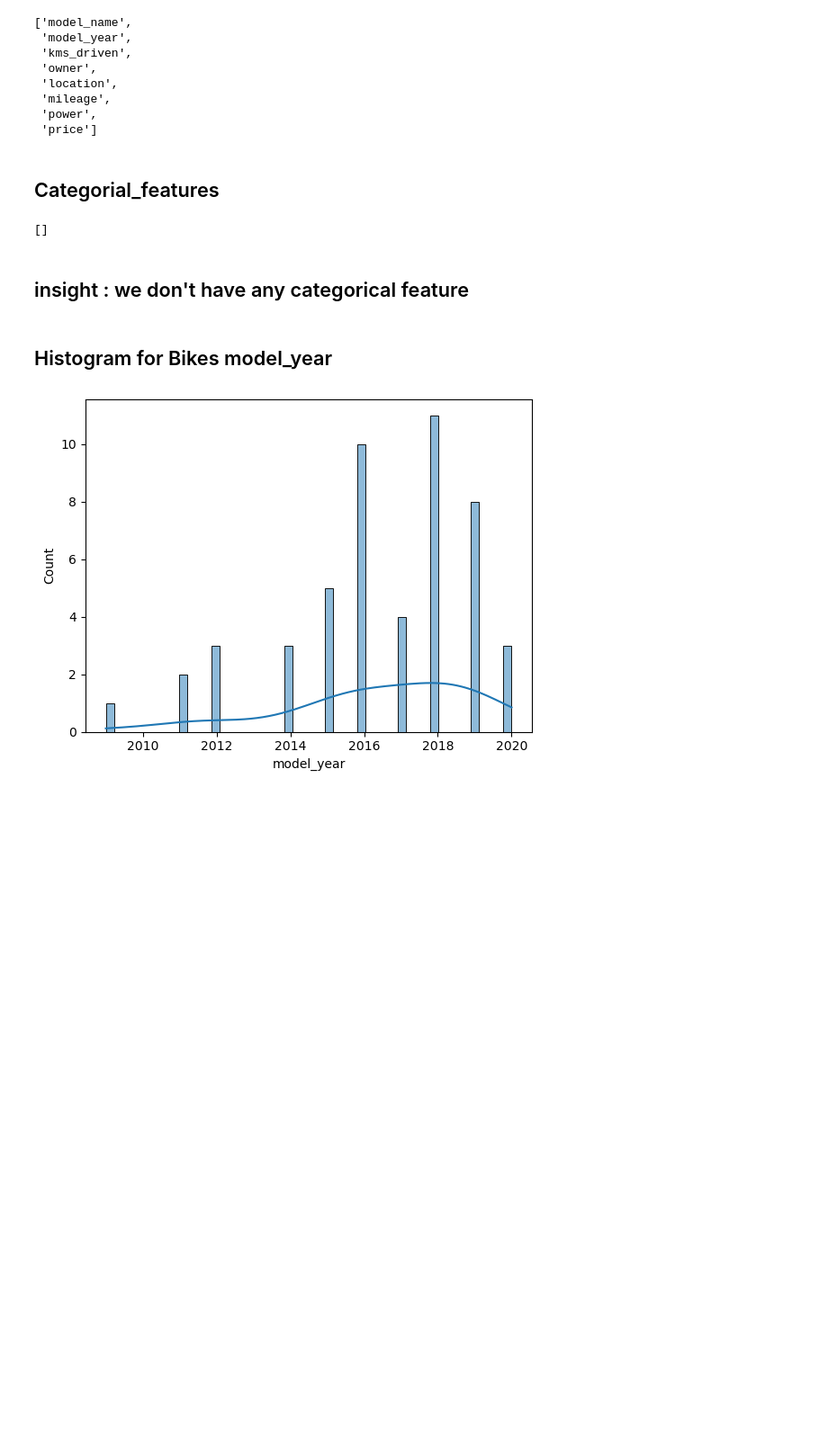
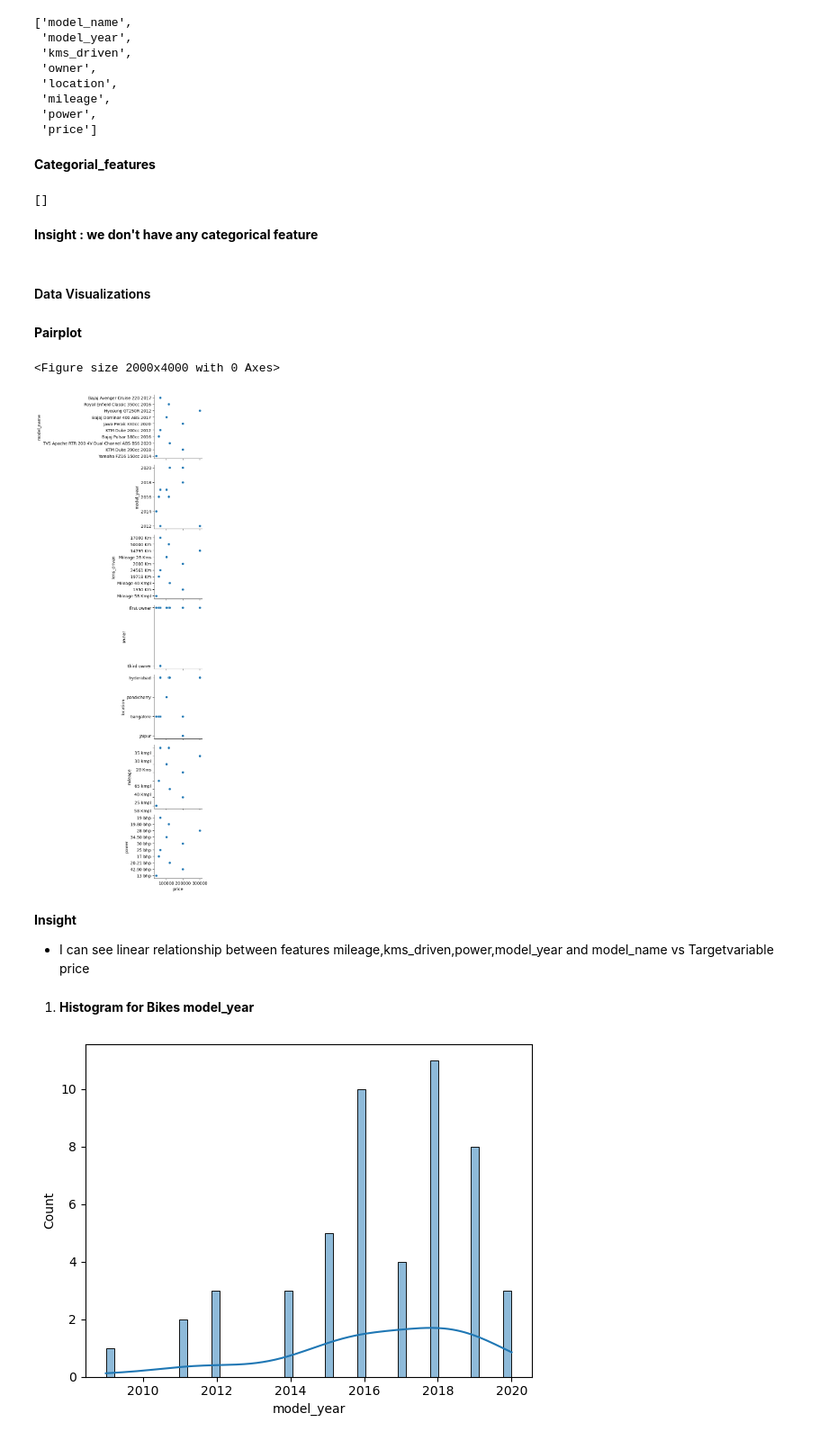
Before and after one commit to ChanchalNarang2024/UsedBikesPrices, a Jupyter notebook: Used_Bikes_Sales.ipynb, the cells around one changed output. Shown at 90% size. Saved outputs shown, nothing was run; the diff lists cells and outputs as text; code cells hidden in the pictures; blank space fills up the shorter version.

Commit message:
Stage1,Stage 2,Stage 3 completed
Stage1:Data Source
Stage2:Data Ingestion
Stage 3: Data Transformation -: It includes EDA and Feature Engineering

```diff
--- a/Used_Bikes_Sales.ipynb
+++ b/Used_Bikes_Sales.ipynb
@@ -259,15 +292,29 @@ Numerical_features
  'power',
  'price']
 # %% [markdown]
-## Categorial_features
+**Categorial_features**
 # %%
 Categorial_features
 # %% [output]
 []
 # %% [markdown]
-## insight : we don't have any categorical feature
+**Insight : we don't have any categorical feature**
+# %% [markdown]
+#### Data Visualizations
+# %% [markdown]
+**Pairplot**
+# %%
+plt.figure(figsize=(20,40))
+sns.pairplot(data=Bikes_Sales_Data.head(10),x_vars='price',y_vars=['model_name','model_year','kms_driven','owner','location','mileage','power'])
+plt.show()
+# %% [output]
+<Figure size 2000x4000 with 0 Axes>
+[figure, added]
+# %% [markdown]
+**Insight**
+- I can see linear relationship between features mileage,kms_driven,power,model_year and model_name vs Targetvariable price
 # %% [markdown]
-## Histogram for Bikes model_year
+1. **Histogram for Bikes model_year**
 # %%
 sns.histplot(Bikes_Sales_Data.head(50),bins=50,x='model_year',kde=True)
 plt.show()
```
Also changed, not shown: parts of 30 cells of this notebook.
